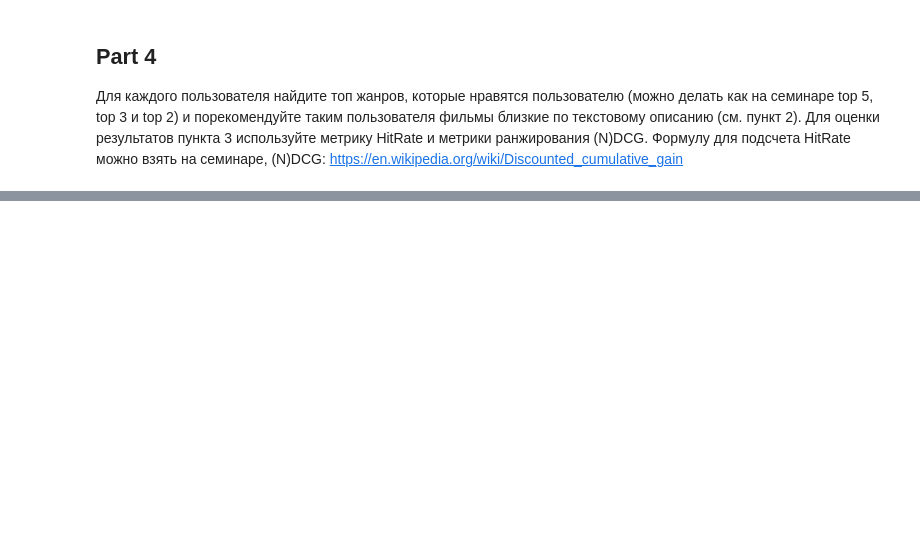
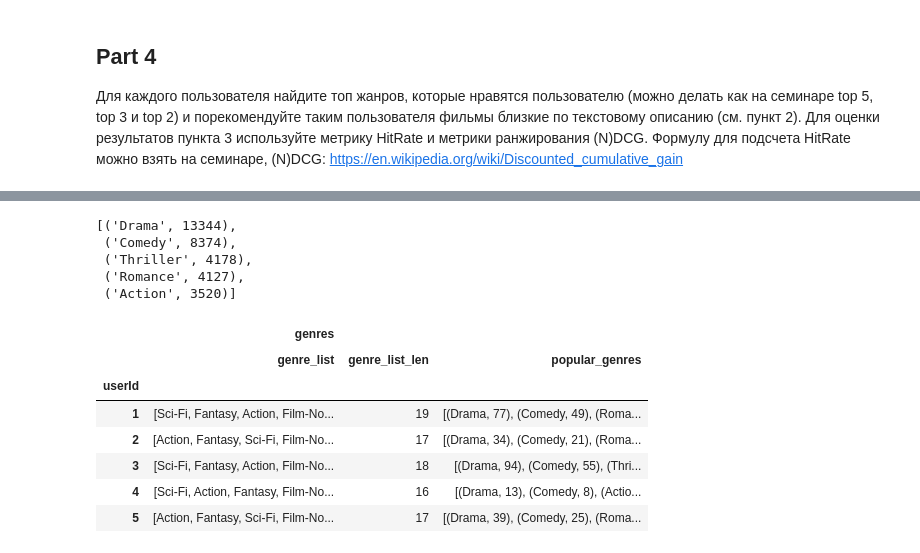
Before and after one commit to glutolik/Ml-mipt, a Jupyter notebook: 2_semester/hw-9/hw9.ipynb, the cells around one changed output, grey strips where cells are left out. Cells and saved outputs as stored; diff of their text form; code cells hidden in the pictures; blank space fills up the shorter version.

```diff
--- a/2_semester/hw-9/hw9.ipynb
+++ b/2_semester/hw-9/hw9.ipynb
@@ -198,0 +251,10 @@ print(data.decode("utf-8"))
+# %%
+from collections import Counter
+
+genres = []
+
+for row in df_movie.itertuples():
+    genre_list = row.genres.split("|")
+    genres.extend(genre_list)
+
+cntr = Counter(genres)
@@ -198,0 +284,8 @@ print(data.decode("utf-8"))
+# %%
+cntr.most_common(5)
+# %% [output]
+[('Drama', 13344),
+ ('Comedy', 8374),
+ ('Thriller', 4178),
+ ('Romance', 4127),
+ ('Action', 3520)]
@@ -198,0 +294,22 @@ print(data.decode("utf-8"))
+# %%
+def genre_list(x):
+    return list(set("|".join(x.tolist()).split("|")))
+
+def genre_list_len(x):
+    return len(genre_list(x))
+
+def popular_genres(x):
+    return Counter("|".join(x.tolist()).split("|")).most_common(3)
+
+df_users = df_joined.groupby('userId').agg({'genres': [genre_list, genre_list_len, popular_genres]})
+# %%
+df_users.head()
+# %% [output]
+|  | genres |  |  |
+|  | genre_list | genre_list_len | popular_genres |
+| userId |  |  |  |
+| 1 | [Sci-Fi, Fantasy, Action, Film-No... | 19 | [(Drama, 77), (Comedy, 49), (Roma... |
+| 2 | [Action, Fantasy, Sci-Fi, Film-No... | 17 | [(Drama, 34), (Comedy, 21), (Roma... |
+| 3 | [Sci-Fi, Fantasy, Action, Film-No... | 18 | [(Drama, 94), (Comedy, 55), (Thri... |
+| 4 | [Sci-Fi, Action, Fantasy, Film-No... | 16 | [(Drama, 13), (Comedy, 8), (Actio... |
+| 5 | [Action, Fantasy, Sci-Fi, Film-No... | 17 | [(Drama, 39), (Comedy, 25), (Roma... |
```
Also changed, not shown: parts of 31 cells of this notebook.
